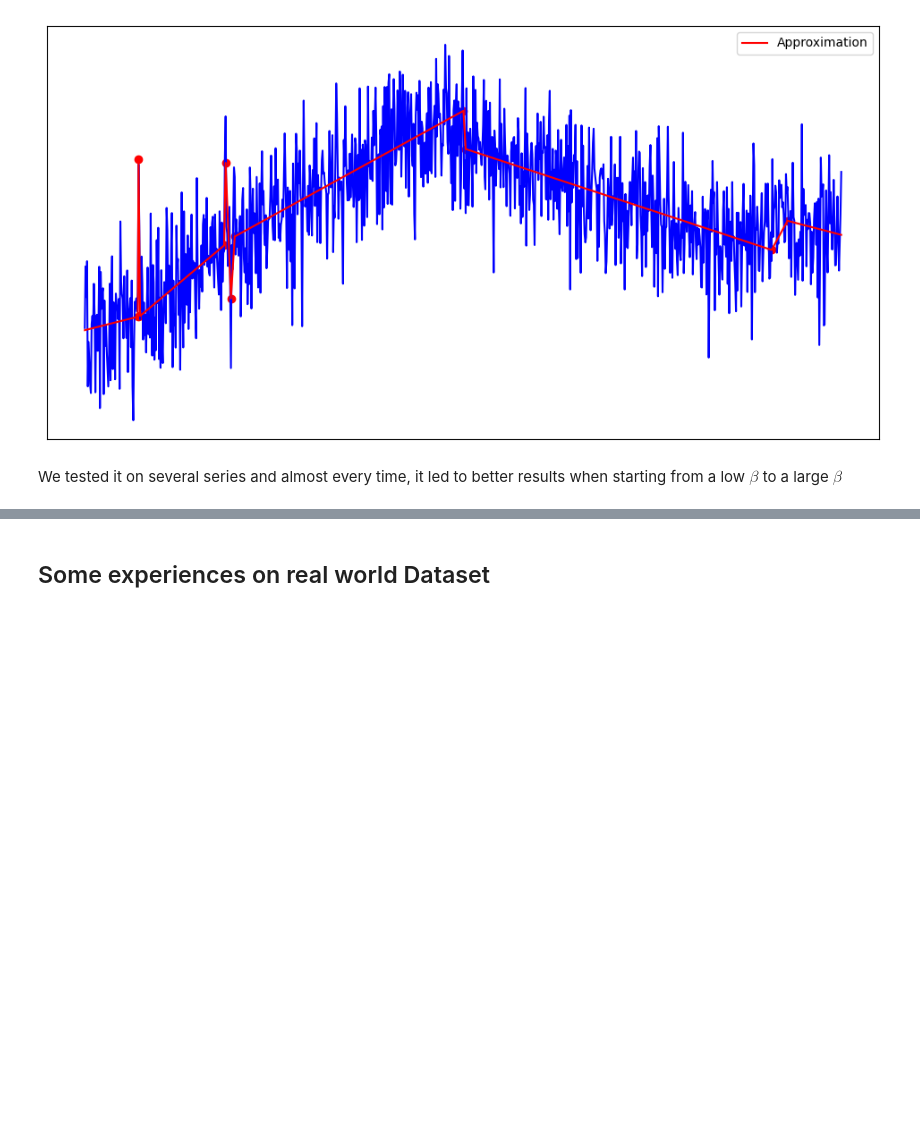
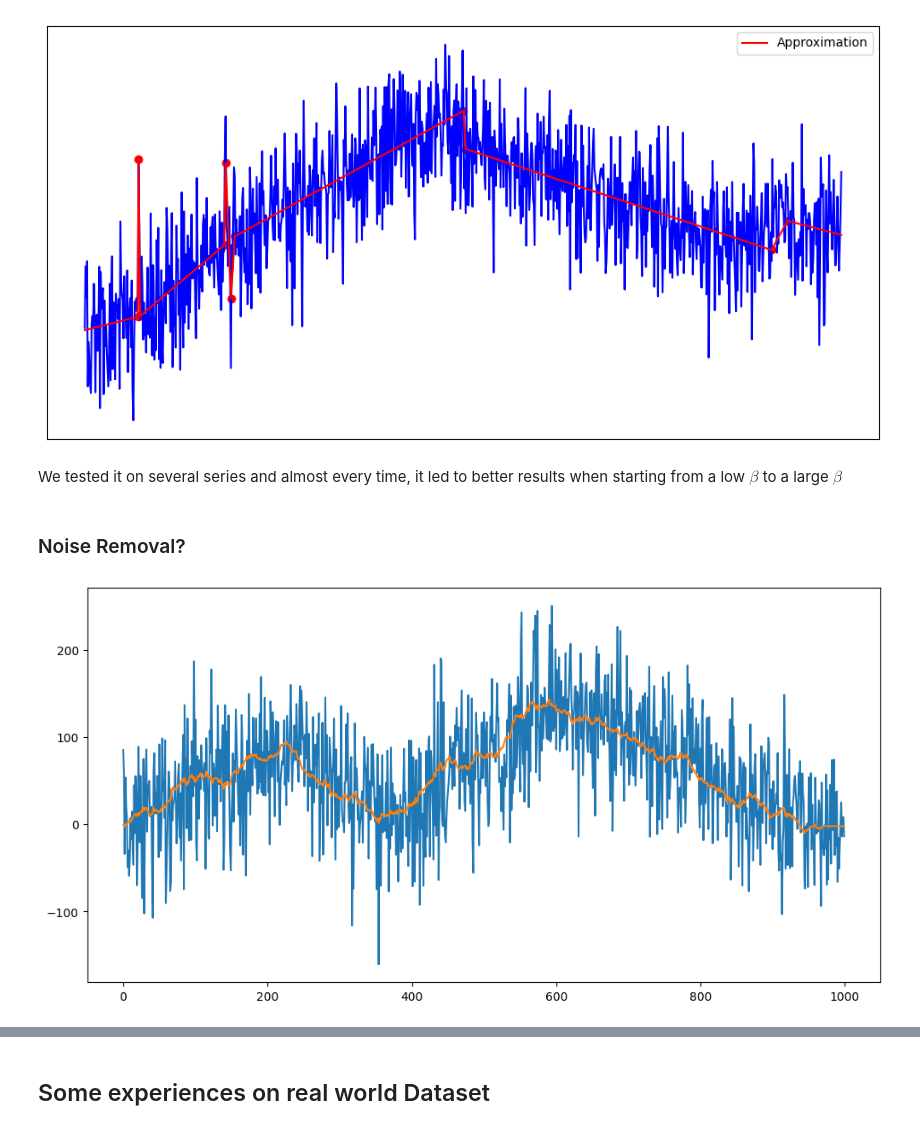
Before and after one commit to QMoayedpour/CPD_MVA, a Jupyter notebook: ntbk/main.ipynb, the cells around one changed output, grey strips where cells are left out. Saved outputs shown, nothing was run; the diff lists cells and outputs as text; code cells hidden in the pictures; blank space fills up the shorter version.

```diff
--- a/ntbk/main.ipynb
+++ b/ntbk/main.ipynb
@@ -175,3 +175,18 @@ mBIC: 11583.810698752344
 [figure]
 # %% [markdown]
 We tested it on several series and almost every time, it led to better results when starting from a low $\beta$ to a large $\beta$
+# %% [markdown]
+### Noise Removal?
+# %%
+from src.utils import ssa_approx
+
+true_sigma=50
+y = generate_process(T=1000, k=5, sigma=true_sigma, scale=2)
+
+y_hat = ssa_approx(y, m=1)
+plt.figure(figsize=(12,6))
+plt.plot(y)
+plt.plot(y_hat)
+plt.show()
+# %% [output]
+[figure, added]
```
Also changed, not shown: parts of 9 cells of this notebook, 1 other file.
